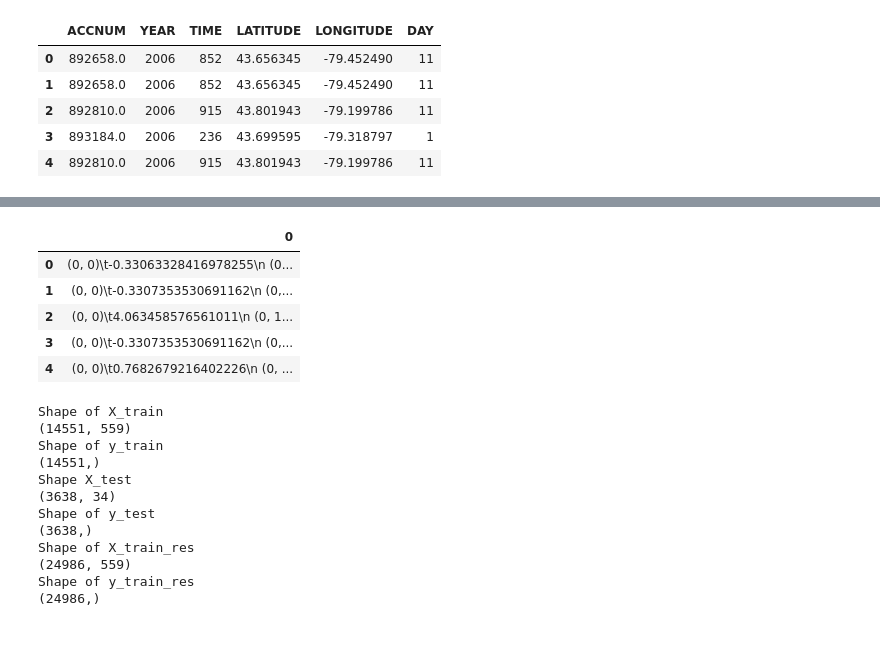
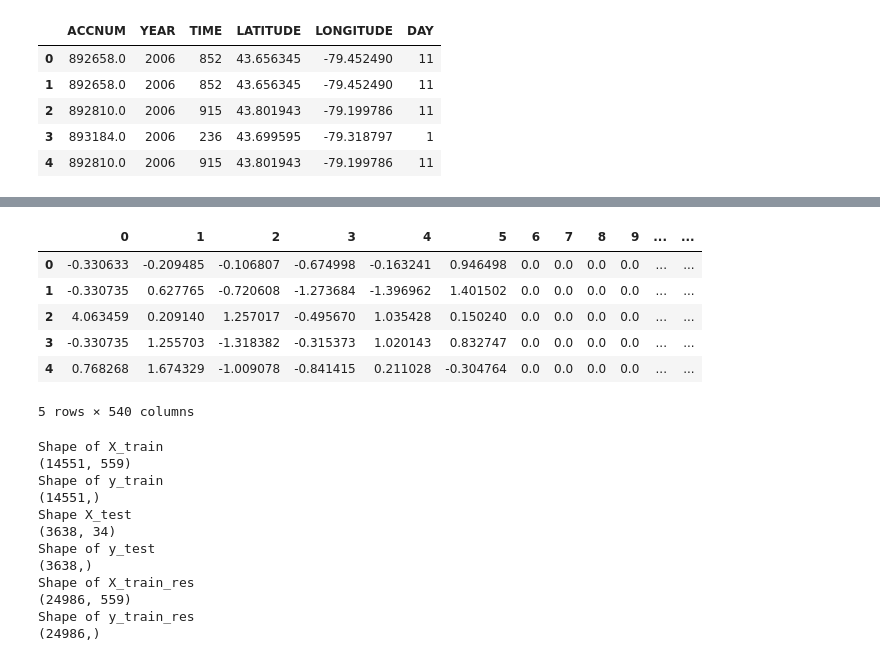
Before and after one commit to SalmaChaaban/COMP247_End_to_End_Project, a Jupyter notebook: GroupProjectv7.ipynb, the cells around one changed output, grey strips where cells are left out. Drawn from its saved outputs; the diff is of its cells as text; code cells hidden in the pictures.

```diff
--- a/GroupProjectv7.ipynb
+++ b/GroupProjectv7.ipynb
@@ -952,14 +960,15 @@ None
 # %%
 X_test_prepared = full_pipeline.fit_transform(X_test)
 # %%
-pd.DataFrame(X_test_prepared).head()
+pd.DataFrame(X_test_prepared.toarray()).head()
 # %% [output]
-|  | 0 |
-| 0 | (0, 0)\t-0.33063328416978255\n (0... |
-| 1 | (0, 0)\t-0.3307353530691162\n (0,... |
-| 2 | (0, 0)\t4.063458576561011\n (0, 1... |
-| 3 | (0, 0)\t-0.3307353530691162\n (0,... |
-| 4 | (0, 0)\t0.7682679216402226\n (0, ... |
+|  | 0 | 1 | 2 | 3 | 4 | 5 | 6 | 7 | 8 | 9 | ... | ... |
+| 0 | -0.330633 | -0.209485 | -0.106807 | -0.674998 | -0.163241 | 0.946498 | 0.0 | 0.0 | 0.0 | 0.0 | ... | ... |
+| 1 | -0.330735 | 0.627765 | -0.720608 | -1.273684 | -1.396962 | 1.401502 | 0.0 | 0.0 | 0.0 | 0.0 | ... | ... |
+| 2 | 4.063459 | 0.209140 | 1.257017 | -0.495670 | 1.035428 | 0.150240 | 0.0 | 0.0 | 0.0 | 0.0 | ... | ... |
+| 3 | -0.330735 | 1.255703 | -1.318382 | -0.315373 | 1.020143 | 0.832747 | 0.0 | 0.0 | 0.0 | 0.0 | ... | ... |
+| 4 | 0.768268 | 1.674329 | -1.009078 | -0.841415 | 0.211028 | -0.304764 | 0.0 | 0.0 | 0.0 | 0.0 | ... | ... |
+5 rows × 540 columns
 # %%
 from imblearn.over_sampling import SMOTE
 
```
Also changed, not shown: parts of 13 cells of this notebook.
